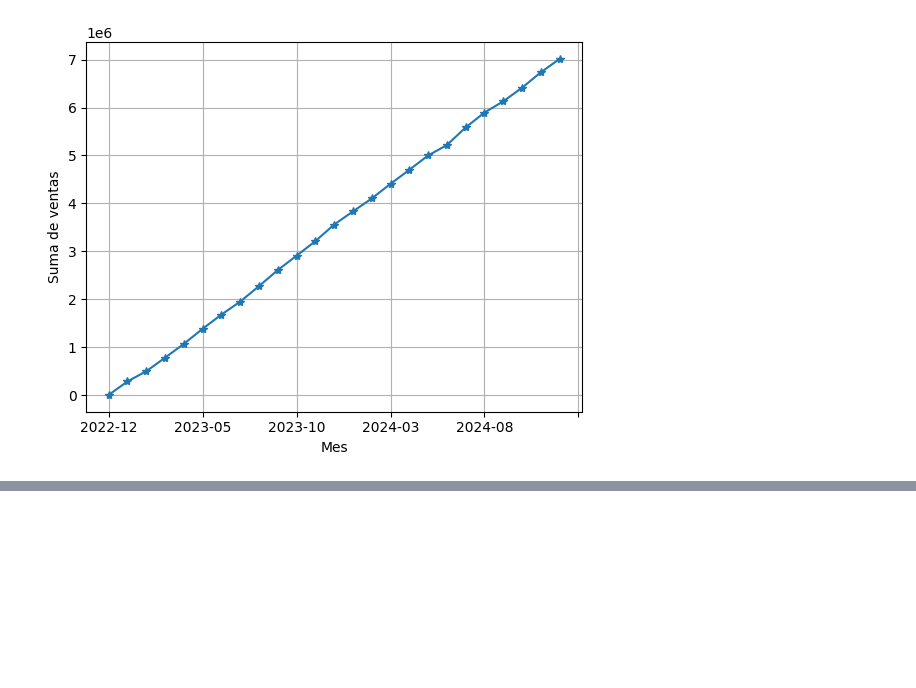
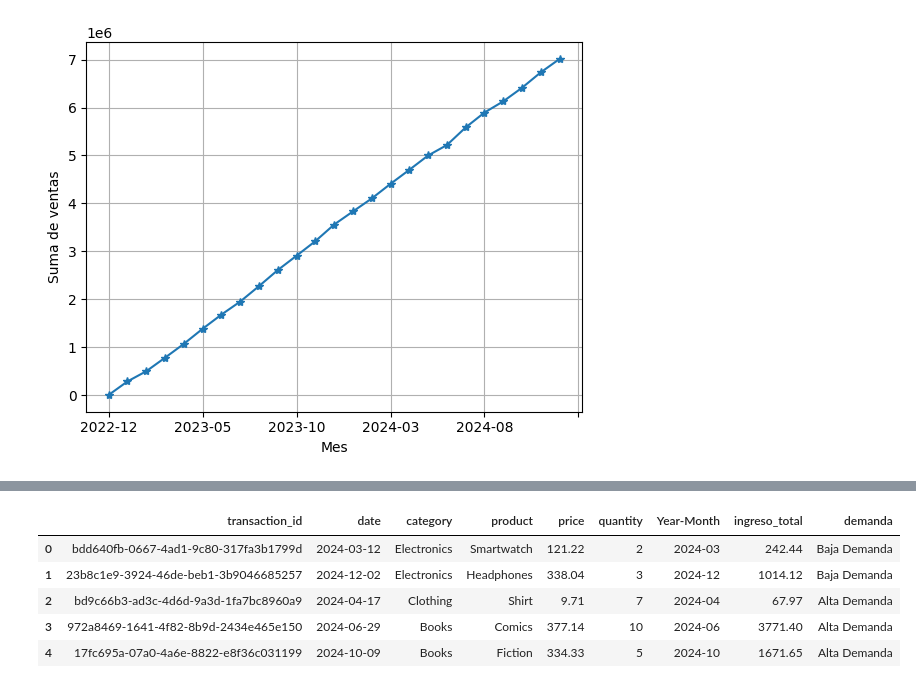
Before and after one commit to SSergito/ejercicio_gpt_data, a Jupyter notebook: main.ipynb, the cells around one changed output, grey strips where cells are left out. Cells and saved outputs as stored; diff of their text form; code cells hidden in the pictures; blank space fills up the shorter version.

```diff
--- a/main.ipynb
+++ b/main.ipynb
@@ -302,0 +342,17 @@ plt.show()
+# %%
+# Implementa una función personalizada para categorizar productos en "Alta Demanda" y "Baja Demanda"
+def categorizar_demanda(cantidad_de_ventas):
+    if cantidad_de_ventas >= 5:
+        return "Alta Demanda"
+    else:
+        return "Baja Demanda"
+
+df["demanda"] = df["quantity"].apply(categorizar_demanda)
+df.head()
+# %% [output]
+|  | transaction_id | date | category | product | price | quantity | Year-Month | ingreso_total | demanda |
+| 0 | bdd640fb-0667-4ad1-9c80-317fa3b1799d | 2024-03-12 | Electronics | Smartwatch | 121.22 | 2 | 2024-03 | 242.44 | Baja Demanda |
+| 1 | 23b8c1e9-3924-46de-beb1-3b9046685257 | 2024-12-02 | Electronics | Headphones | 338.04 | 3 | 2024-12 | 1014.12 | Baja Demanda |
+| 2 | bd9c66b3-ad3c-4d6d-9a3d-1fa7bc8960a9 | 2024-04-17 | Clothing | Shirt | 9.71 | 7 | 2024-04 | 67.97 | Alta Demanda |
+| 3 | 972a8469-1641-4f82-8b9d-2434e465e150 | 2024-06-29 | Books | Comics | 377.14 | 10 | 2024-06 | 3771.40 | Alta Demanda |
+| 4 | 17fc695a-07a0-4a6e-8822-e8f36c031199 | 2024-10-09 | Books | Fiction | 334.33 | 5 | 2024-10 | 1671.65 | Alta Demanda |
```
Also changed, not shown: parts of 7 cells of this notebook.
